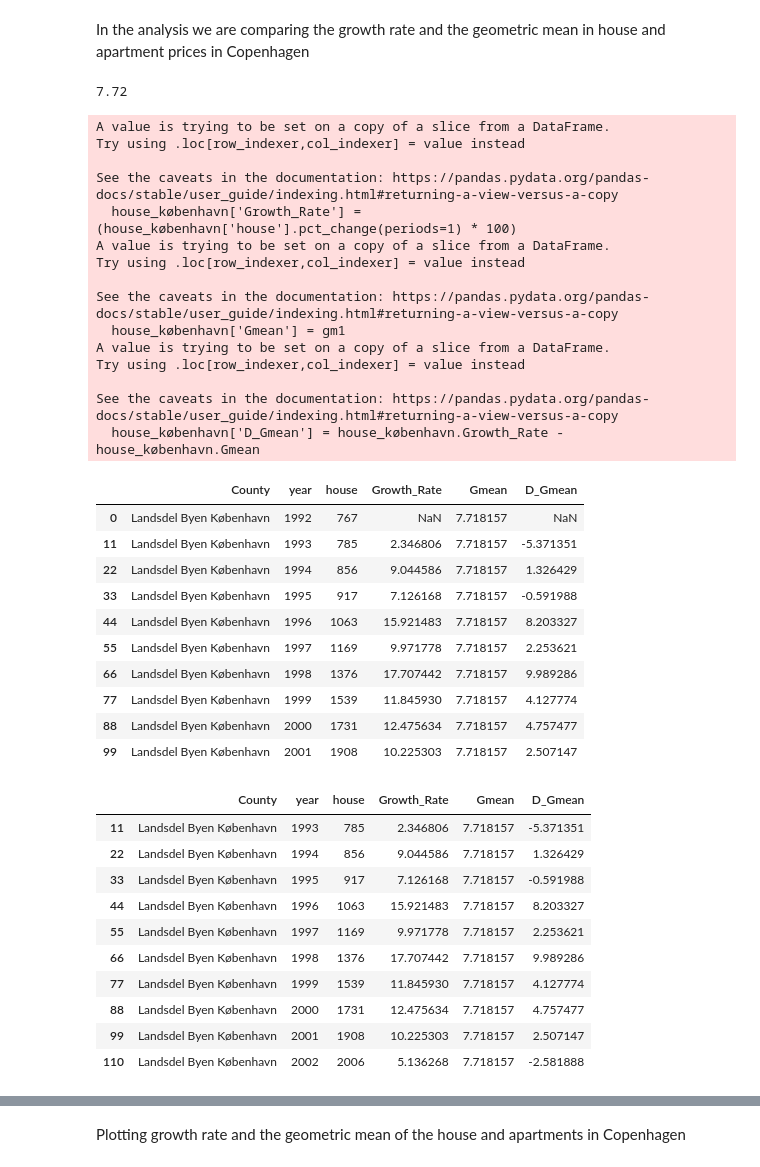
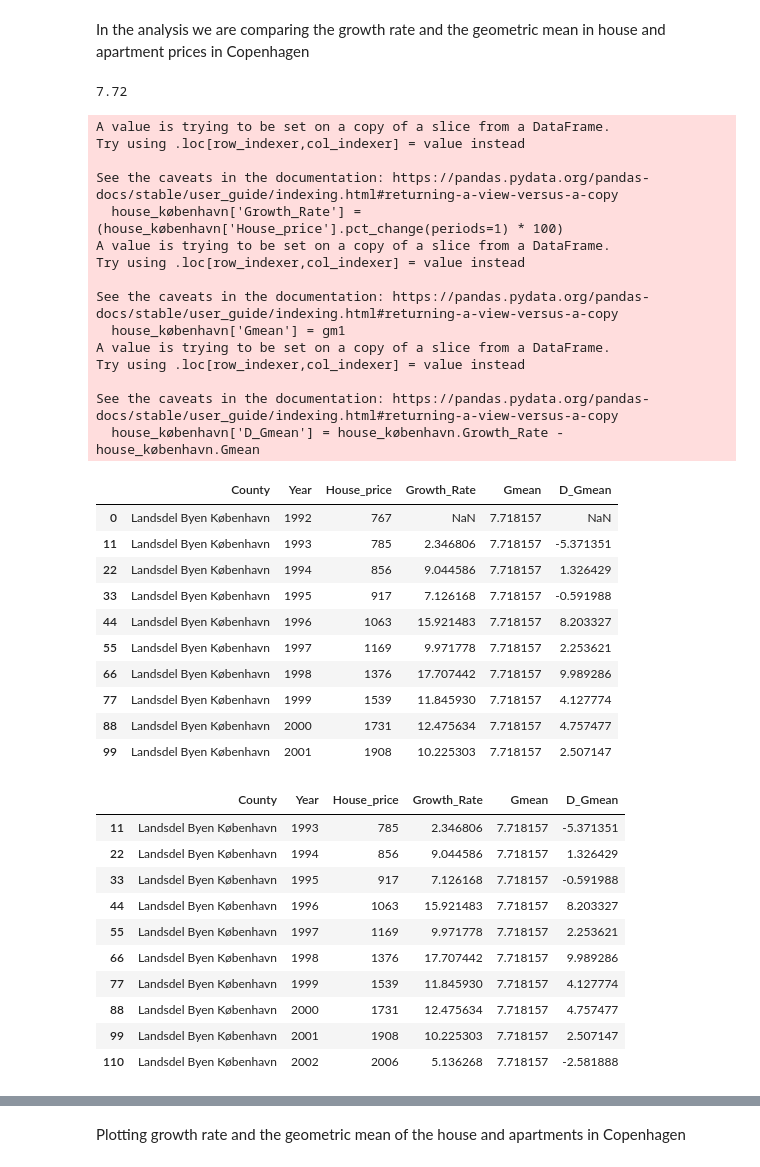
Before and after one commit to NumEconCopenhagen/projects-2023-jps, a Jupyter notebook: dataproject/dataproject.ipynb, the cells around one changed output, grey strips where cells are left out. Saved outputs shown, nothing was run; the diff lists cells and outputs as text; code cells hidden in the pictures.

```diff
--- a/dataproject/dataproject.ipynb
+++ b/dataproject/dataproject.ipynb
@@ -75,7 +75,7 @@ del ap['Unnamed: 0'], ap['Unnamed: 1'], ap['Unnamed: 2']
 ap.rename(columns = {'Unnamed: 3':'County'},inplace=True)
 col_dict = {}
 for i in range(1992, 2022+1): # range goes from 2008 to but not including 2018
-    col_dict[str(i)] = f'ap{i}'
+    col_dict[str(i)] = f'AP_price{i}'
 ap.rename(columns = col_dict, inplace=True)
 
 # We are only interesetd in the Countys so we drop the regions and the whole country
@@ -89,6 +89,6 @@ ap.reset_index(inplace = True, drop = True) # Drop old index too
 ap.iloc[0:5,:]
 
 # We convert the index from wide to long
-ap_long = pd.wide_to_long(ap, stubnames='ap', i='County', j='year')
+ap_long = pd.wide_to_long(ap, stubnames='AP_price', i='County', j='Year')
 ap_long.head(11)
 # %% [output]
@@ -130,7 +130,7 @@ del house['Unnamed: 0'], house['Unnamed: 1'], house['Unnamed: 2']
 house.rename(columns = {'Unnamed: 3':'County'},inplace=True)
 col_dict = {}
 for i in range(1992, 2022+1): # range goes from 2008 to but not including 2018
-    col_dict[str(i)] = f'house{i}'
+    col_dict[str(i)] = f'House_price{i}'
 house.rename(columns = col_dict, inplace=True)
 
 # We are only interesetd in the Countys so we drop the regions and the whole country
@@ -144,6 +144,6 @@ house.reset_index(inplace = True, drop = True) # Drop old index too
 house.iloc[0:5,:]
 
 # We convert the index from wide to long
-house_long = pd.wide_to_long(house, stubnames='house', i='County', j='year')
+house_long = pd.wide_to_long(house, stubnames='House_price', i='County', j='Year')
 house_long.head(11)
 # %% [output]
@@ -264,33 +264,33 @@ join_long.sort_values(['Year', 'County'], ignore_index=True)
 In the analysis we are comparing the growth rate and the geometric mean in house and apartment prices in Copenhagen
 # %%
 # We calculate the growthrate and the geometric mean
-house_københavn['Growth_Rate'] = (house_københavn['house'].pct_change(periods=1) * 100)
+house_københavn['Growth_Rate'] = (house_københavn['House_price'].pct_change(periods=1) * 100)
 def g_mean(x):
     a = np.log(x)
     return np.exp(a.mean())
 gm1 = g_mean(house_københavn['Growth_Rate'])
 print ("%.2f" % gm1)
 house_københavn['Gmean'] = gm1
 house_københavn['D_Gmean'] = house_københavn.Growth_Rate - house_københavn.Gmean
 house_københavn.head(10)
 # %% [output]
 7.72
 A value is trying to be set on a copy of a slice from a DataFrame.
 Try using .loc[row_indexer,col_indexer] = value instead
 
 See the caveats in the documentation: https://pandas.pydata.org/pandas-docs/stable/user_guide/indexing.html#returning-a-view-versus-a-copy
-  house_københavn['Growth_Rate'] = (house_københavn['house'].pct_change(periods=1) * 100)
+  house_københavn['Growth_Rate'] = (house_københavn['House_price'].pct_change(periods=1) * 100)
 A value is trying to be set on a copy of a slice from a DataFrame.
 Try using .loc[row_indexer,col_indexer] = value instead
 
 See the caveats in the documentation: https://pandas.pydata.org/pandas-docs/stable/user_guide/indexing.html#returning-a-view-versus-a-copy
   house_københavn['Gmean'] = gm1
 A value is trying to be set on a copy of a slice from a DataFrame.
 Try using .loc[row_indexer,col_indexer] = value instead
 
 See the caveats in the documentation: https://pandas.pydata.org/pandas-docs/stable/user_guide/indexing.html#returning-a-view-versus-a-copy
   house_københavn['D_Gmean'] = house_københavn.Growth_Rate - house_københavn.Gmean
-|  | County | year | house | Growth_Rate | Gmean | D_Gmean |
+|  | County | Year | House_price | Growth_Rate | Gmean | D_Gmean |
 | 0 | Landsdel Byen København | 1992 | 767 | NaN | 7.718157 | NaN |
 | 11 | Landsdel Byen København | 1993 | 785 | 2.346806 | 7.718157 | -5.371351 |
 | 22 | Landsdel Byen København | 1994 | 856 | 9.044586 | 7.718157 | 1.326429 |
@@ -306,7 +306,7 @@ See the caveats in the documentation: https://pandas.pydata.org/pandas-docs/stab
 house_københavn2 = house_københavn.dropna()
 house_københavn2.head(10)
 # %% [output]
-|  | County | year | house | Growth_Rate | Gmean | D_Gmean |
+|  | County | Year | House_price | Growth_Rate | Gmean | D_Gmean |
 | 11 | Landsdel Byen København | 1993 | 785 | 2.346806 | 7.718157 | -5.371351 |
 | 22 | Landsdel Byen København | 1994 | 856 | 9.044586 | 7.718157 | 1.326429 |
 | 33 | Landsdel Byen København | 1995 | 917 | 7.126168 | 7.718157 | -0.591988 |
```
Also changed, not shown: parts of 10 cells of this notebook.
